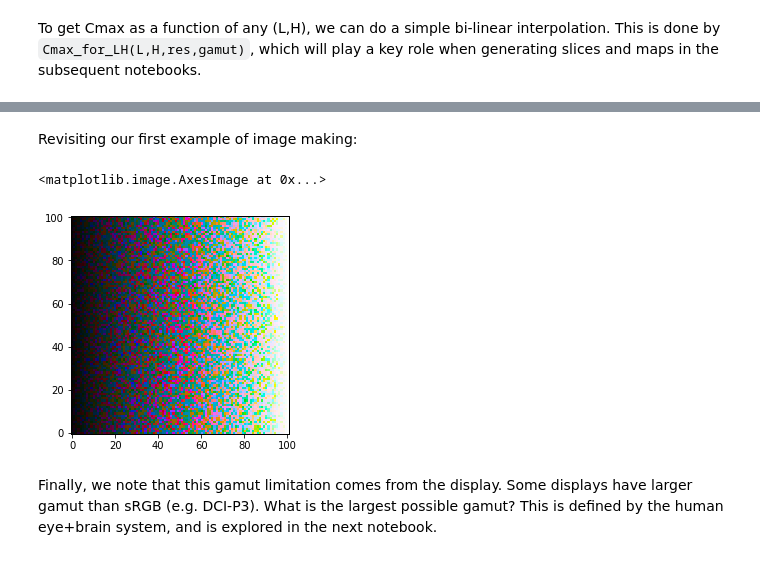
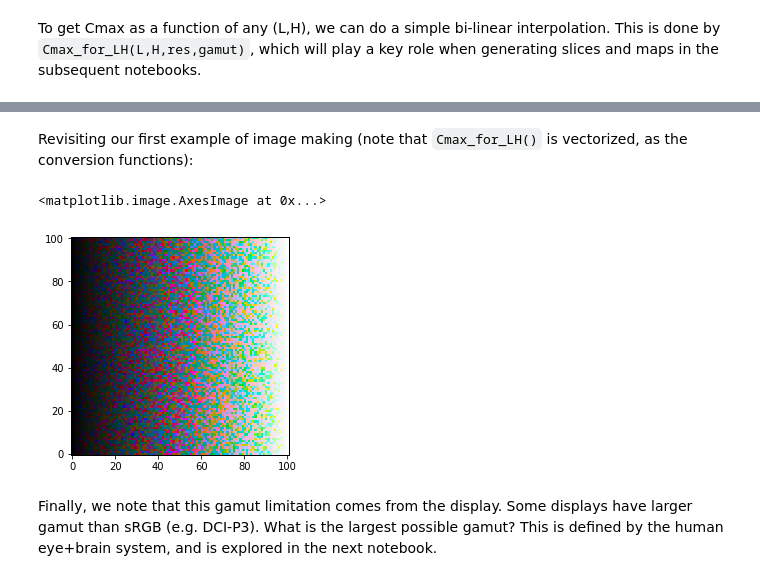
Before and after one commit to gillesferrand/colourspace, a Jupyter notebook: 2. sRGB gamut.ipynb, the cells around one changed output, grey strips where cells are left out. Cells and saved outputs as stored; diff of their text form; code cells hidden in the pictures.

Commit message:
vectorization
Vectorized using numpy all that can be in convert.py and gamut.py, so that conversions and gamut checks can be applied on arrays, re-worked accordingly slices.py and maps.py.

````diff
--- a/2. sRGB gamut.ipynb
+++ b/2. sRGB gamut.ipynb
@@ -136,21 +135,18 @@ gamut.Cmax_for_LH(50,200,res,'sRGB')
 from colourspace import convert
 import pylab as plt
 # %% [markdown]
-Revisiting our first example of image making:
+Revisiting our first example of image making (note that ```Cmax_for_LH()``` is vectorized, as the conversion functions):
 # %%
 nx = 101
 ny = 101
-L = np.tile(np.linspace(1,100,nx),(ny,1))
+L = np.tile(np.linspace(0,100,nx),(ny,1))
 H = 360*np.random.rand(nx,ny)
-RGB = np.zeros((nx,ny,3))
-for ix in range(nx):
-    for iy in range(ny):
-        Cmax = gamut.Cmax_for_LH(L[ix,iy],H[ix,iy],res,'sRGB') # max possible C
-        RGB[ix,iy] = convert.clip3(convert.LCH2RGB(L[ix,iy],Cmax,H[ix,iy]))
+C = gamut.Cmax_for_LH(L,H,res,'sRGB') # max possible C
+RGB = convert.clip3(convert.LCH2RGB(L,C,H))
 plt.imshow(RGB,origin='lower')
 # %% [output]
 <matplotlib.image.AxesImage at 0x...>
-[figure, old version]
+[figure, new version]
 # %% [markdown]
 Finally, we note that this gamut limitation comes from the display. Some displays have larger gamut than sRGB (e.g. DCI-P3). What is the largest possible gamut? This is defined by the human eye+brain system, and is explored in the next notebook.
 # %% [markdown]
````
Also changed, not shown: parts of 12 cells of this notebook, 15 other files.
